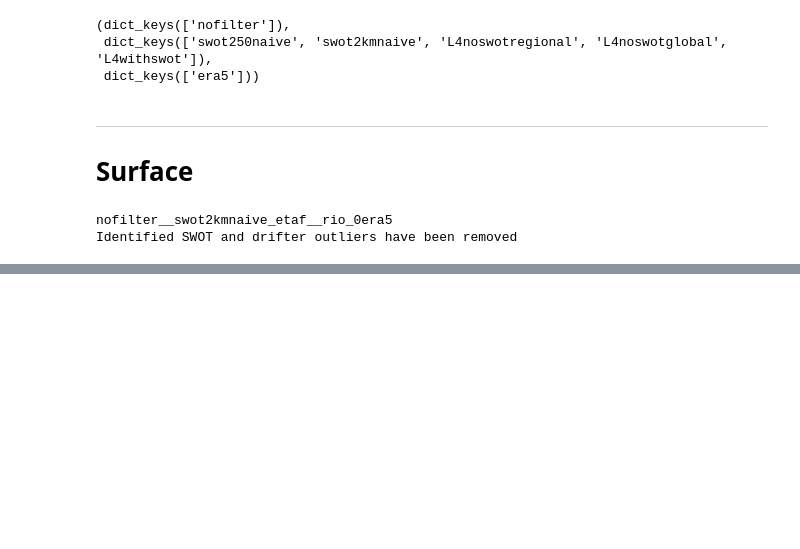
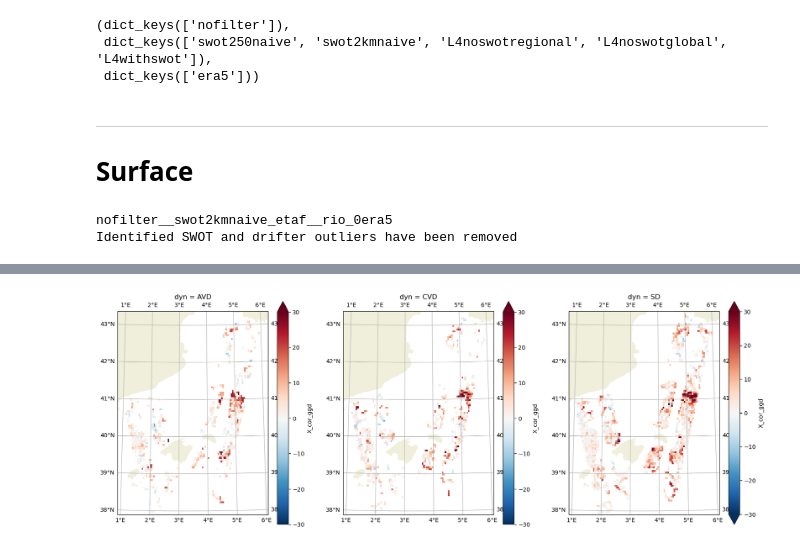
Before and after one commit to margot-demol/med_analysis, a Jupyter notebook: 156_strain_vorticity.ipynb, the cells around one changed output, grey strips where cells are left out. Saved outputs shown, nothing was run; the diff lists cells and outputs as text; code cells hidden in the pictures; blank space fills up the shorter version.

```diff
--- a/156_strain_vorticity.ipynb
+++ b/156_strain_vorticity.ipynb
@@ -195,0 +260,12 @@ def vorticity_strain_gauss(dss, cutoff, ggd_variables=None, **kwargs):
+# %%
+fig = plt.figure(figsize=(20,7))
+plt.rcParams["axes.edgecolor"] = "k"
+i=0
+for d in dll.dyn.values:
+    ax = fig.add_subplot(1, 3, i+1, projection=ccrs.Orthographic(df.longitude.mean(), df.latitude.mean()))
+    dll.sel(dyn=d).X_cor_ggd.plot(ax=ax, transform=crs, vmax=30)
+    i+=1
+    ax.add_feature(cfeature.LAND,)
+    gl = ax.gridlines(draw_labels=True,)
+# %% [output]
+[figure, added]
```
Also changed, not shown: parts of 30 cells of this notebook, 3 other files.
